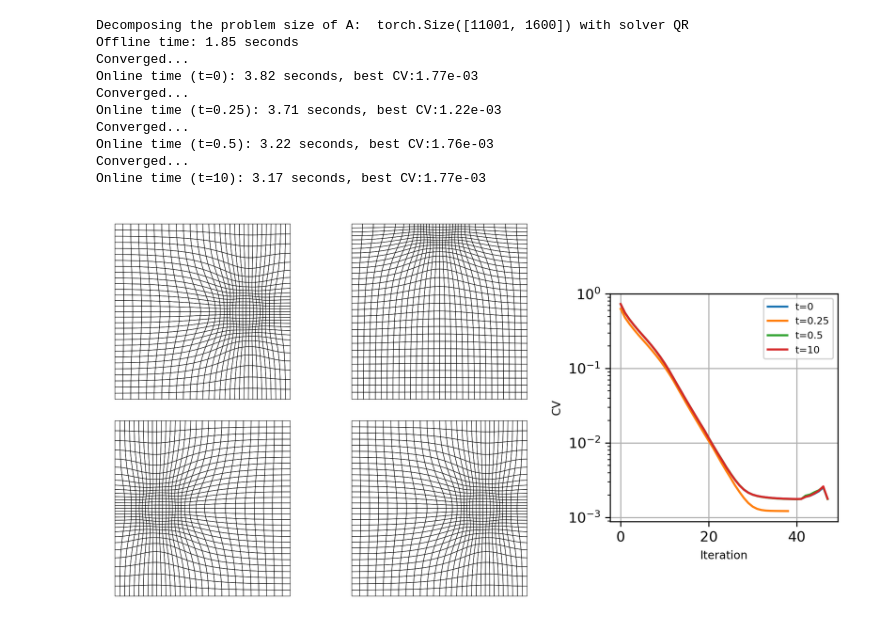
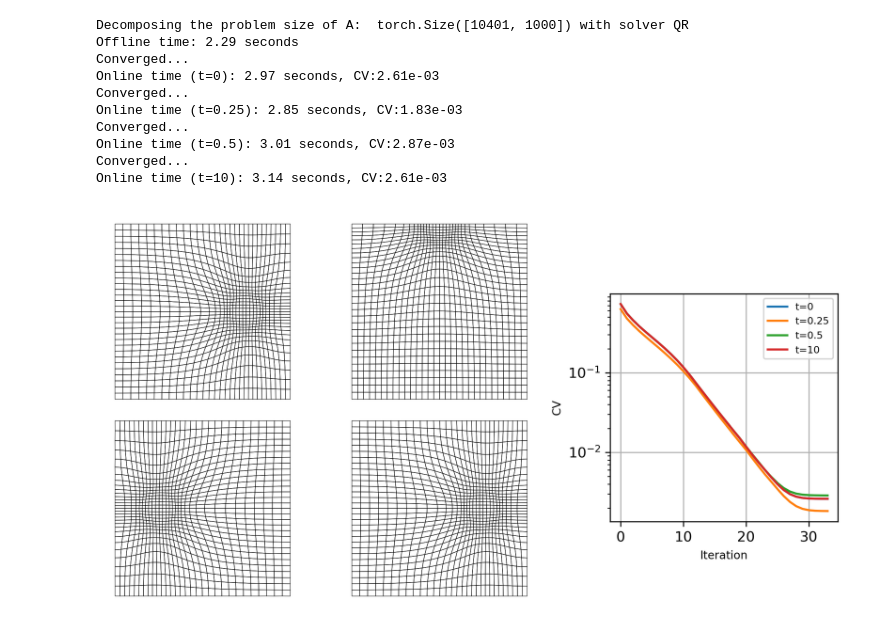
Before and after one commit to GenieYoung/RelaxationMover_RFM, a Jupyter notebook: main.ipynb, the cells around one changed output. Saved outputs shown, nothing was run; the diff lists cells and outputs as text; code cells hidden in the pictures.

```diff
--- a/main.ipynb
+++ b/main.ipynb
@@ -1,12 +1,10 @@
 # %%
 from RelaxationMover_RFM import *
 
-#device = "cuda" if torch.cuda.is_available() else "cpu"
-device = 'cpu'
+device = "cuda" if torch.cuda.is_available() else "cpu"
 torch.set_default_device(device)
 torch.set_default_dtype(torch.float64)
 
-seed = 42
 torch.cuda.empty_cache()
 torch.manual_seed(seed)
 torch.cuda.manual_seed(seed)
@@ -64,8 +62,8 @@ t_list = [0, 0.25, 0.5, 10]
 
 domain = pyrfm.Square2D([0.5, 0.5], [0.5, 0.5])
 V, T = unit_square_mesh(30, quad=True)
-rfm_cfg = RFMConfig(n_samples_inner=10000, n_samples_boundary=1000, n_samples_interface=1000, corner1=torch.tensor([[0.0, 0.0]], device=device),
-                    n_hidden=1600,  n_subdomains=1, pou='PsiA', rf='tanh3')
+rfm_cfg = RFMConfig(n_samples_inner=10000, n_samples_boundary=400, corner1=torch.tensor([[0.0, 0.0]], device=device),
+                    n_hidden=1000,  n_subdomains=1, pou='PsiA', rf='tanh3')
 it_cfg = IterationConfig(maxiter=200, rtol=1e-5, pseudo_dt=0.1, early_stop_num=10, verbose=False)
 
 mover = RelaxationMover_RFM(domain, rfm_cfg)
@@ -81,40 +79,40 @@ for i, t in enumerate(t_list):
     ax = fig.add_subplot(gs[row, col])
 
     monitor_func = monitor(torch.tensor(t))
     mover.relaxation(monitor_func, it_cfg)
     print(f'Online time (t={t}): {mover.run_time:.2f} seconds, CV:{mover.best_CV_residual:.2e}')
     adapt_V = mover.move(V)
     draw_quad_mesh(adapt_V, T, ax=ax)
 
     residual_CV_list_circles.append(mover.CV_residual_record)
 
 ax2 = fig.add_subplot(gs[:, 2])
 ax2.set_position([0.70, 0.15, 0.25, 0.7])
 for i, residual_CV in enumerate(residual_CV_list_circles):
     ax2.plot(residual_CV, label=f't={t_list[i]}')
 ax2.set_yscale('log')
 ax2.set_xlabel("Iteration", fontsize=8)
 ax2.set_ylabel("CV", fontsize=8)
 ax2.grid(True)
 ax2.set_box_aspect(1)
 ax2.legend(fontsize=7)
 plt.savefig('circles.pdf', bbox_inches='tight', dpi=300)
 plt.show()
 plt.close()
 
 del mover
 # %% [output]
-Decomposing the problem size of A:  torch.Size([11001, 1600]) with solver QR
-Offline time: 1.85 seconds
+Decomposing the problem size of A:  torch.Size([10401, 1000]) with solver QR
+Offline time: 2.29 seconds
 Converged...
-Online time (t=0): 3.82 seconds, best CV:1.77e-03
+Online time (t=0): 2.97 seconds, CV:2.61e-03
 Converged...
-Online time (t=0.25): 3.71 seconds, best CV:1.22e-03
+Online time (t=0.25): 2.85 seconds, CV:1.83e-03
 Converged...
-Online time (t=0.5): 3.22 seconds, best CV:1.76e-03
+Online time (t=0.5): 3.01 seconds, CV:2.87e-03
 Converged...
-Online time (t=10): 3.17 seconds, best CV:1.77e-03
+Online time (t=10): 3.14 seconds, CV:2.61e-03
-[figure, old version]
+[figure, new version]
 # %%
 def monitor_ring(x, y):
     a = 0.25
```
Also changed, not shown: parts of 2 cells of this notebook, 1 other file.
